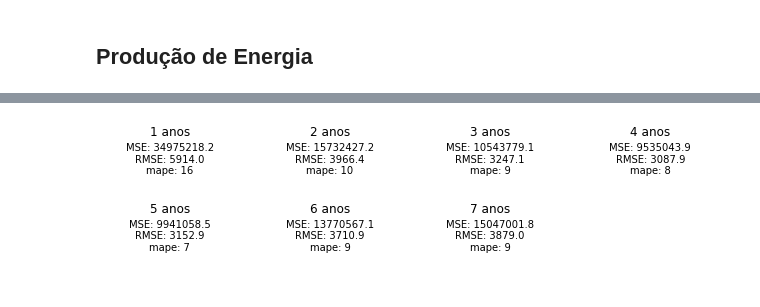
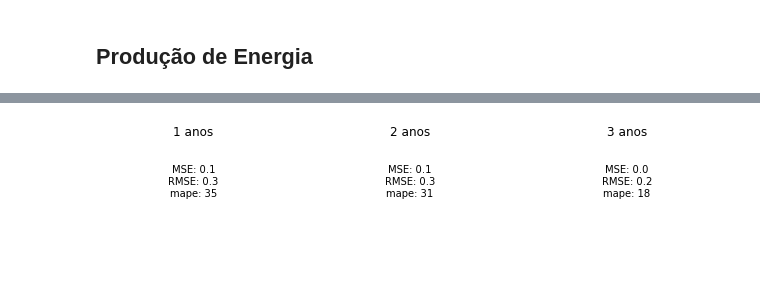
Before and after one commit to aruasouza/CTG, a Jupyter notebook: errors.ipynb, the cells around one changed output, grey strips where cells are left out. Saved outputs shown, nothing was run; the diff lists cells and outputs as text; code cells hidden in the pictures.

Commit message:
errors

```diff
--- a/errors.ipynb
+++ b/errors.ipynb
@@ -246,7 +230,7 @@ plt.show()
 f = plt.figure()
 f.set_figwidth(11)
 f.set_figheight(4)
-for i in lags:
+for i in lags1:
     data = selic[i].dropna()
     mse = round(mean_squared_error(data['selic'],data['prediction']),1)
     rmse = round(mean_squared_error(data['selic'],data['prediction'],squared = False),1)
@@ -280,10 +264,10 @@ plt.show()
 # %%
 f = plt.figure()
 f.set_figwidth(11)
-f.set_figheight(10)
-for i in range(1,8):
-    plt.subplot(3,3,i)
-    n, bins, patches = plt.hist(energy[i]['res'], 15, density=True, facecolor='g', alpha=0.75)
+f.set_figheight(4)
+for i in lags2:
+    plt.subplot(1,3,i)
+    n, bins, patches = plt.hist(gsf[i]['res'], 15, density=True, facecolor='g', alpha=0.75)
     plt.title(f'{i} anos')
     plt.grid(False)
 plt.show()
@@ -292,10 +276,10 @@ plt.show()
 # %%
 f = plt.figure()
 f.set_figwidth(11)
-f.set_figheight(10)
-for i in lags:
-    plt.subplot(3,3,i)
-    autocorr = acf(energy[i]['res'].dropna(),nlags = 10)
+f.set_figheight(4)
+for i in lags2:
+    plt.subplot(1,3,i)
+    autocorr = acf(gsf[i]['res'].dropna(),nlags = 10)
     lg = range(0,11)
     plt.stem(lg,autocorr)
     plt.xlim([0,11])
@@ -306,10 +290,10 @@ plt.show()
 # %%
 f = plt.figure()
 f.set_figwidth(11)
-f.set_figheight(10)
-for i in lags:
-    plt.subplot(3,3,i)
-    autocorr = np.diff(acf(energy[i]['res'].dropna(),nlags = 10))
+f.set_figheight(4)
+for i in lags2:
+    plt.subplot(1,3,i)
+    autocorr = np.diff(acf(gsf[i]['res'].dropna(),nlags = 10))
     lg = range(1,11)
     plt.stem(lg,autocorr)
     plt.xlim([0,11])
@@ -320,20 +304,20 @@ plt.show()
 # %%
 f = plt.figure()
 f.set_figwidth(11)
-f.set_figheight(4)
-for i in lags:
-    data = energy[i].dropna()
-    mse = round(mean_squared_error(data['hydroeletric'],data['prediction']),1)
-    rmse = round(mean_squared_error(data['hydroeletric'],data['prediction'],squared = False),1)
-    mape = round(np.mean(np.abs((data['hydroeletric'] - data['prediction'])/data['hydroeletric']))*100)
-    plt.subplot(3,4,i)
+f.set_figheight(2)
+for i in lags2:
+    data = gsf[i].dropna()
+    mse = round(mean_squared_error(data['gsf'],data['prediction']),1)
+    rmse = round(mean_squared_error(data['gsf'],data['prediction'],squared = False),1)
+    mape = round(np.mean(np.abs((data['gsf'] - data['prediction'])/data['gsf']))*100)
+    plt.subplot(1,3,i)
     _ = plt.text(0.5,0.5,f'MSE: {mse}\nRMSE: {rmse}\nmape: {mape}',ha = 'center')
     plt.title(f'{i} anos')
     plt.grid(False)
     plt.gca().xaxis.set_ticklabels([])
     plt.gca().yaxis.set_ticklabels([])
     plt.gca().xaxis.set_ticks_position('none')
     plt.gca().yaxis.set_ticks_position('none')
 plt.show()
 # %% [output]
-[figure, old version]
+[figure, new version]
```
Also changed, not shown: parts of 22 cells of this notebook, 5 other files.
